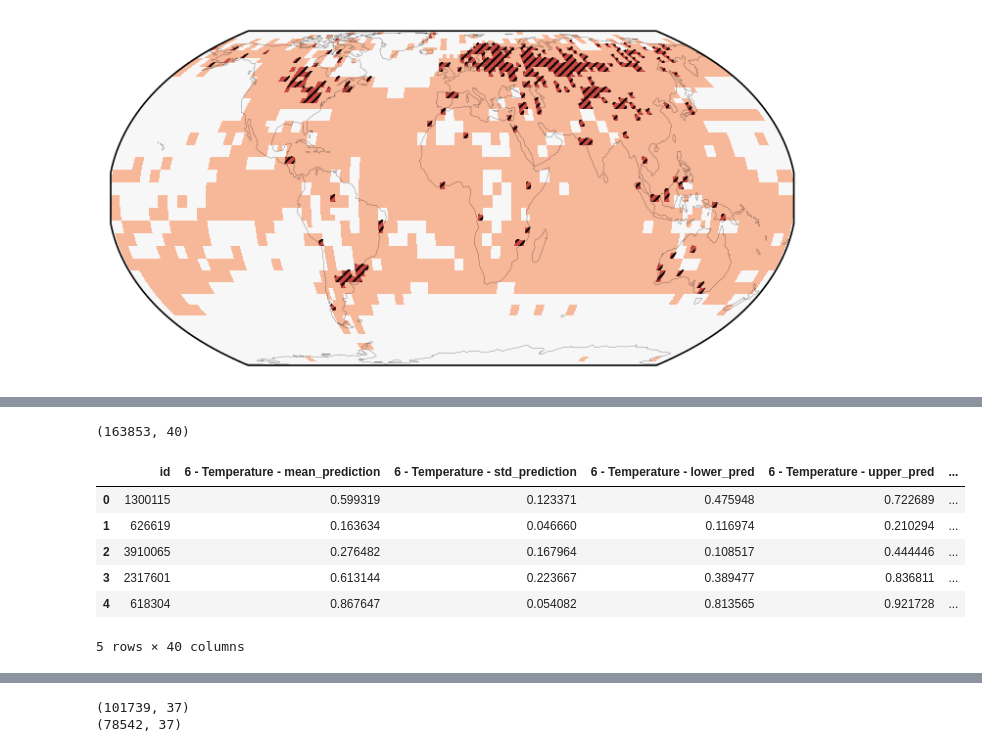
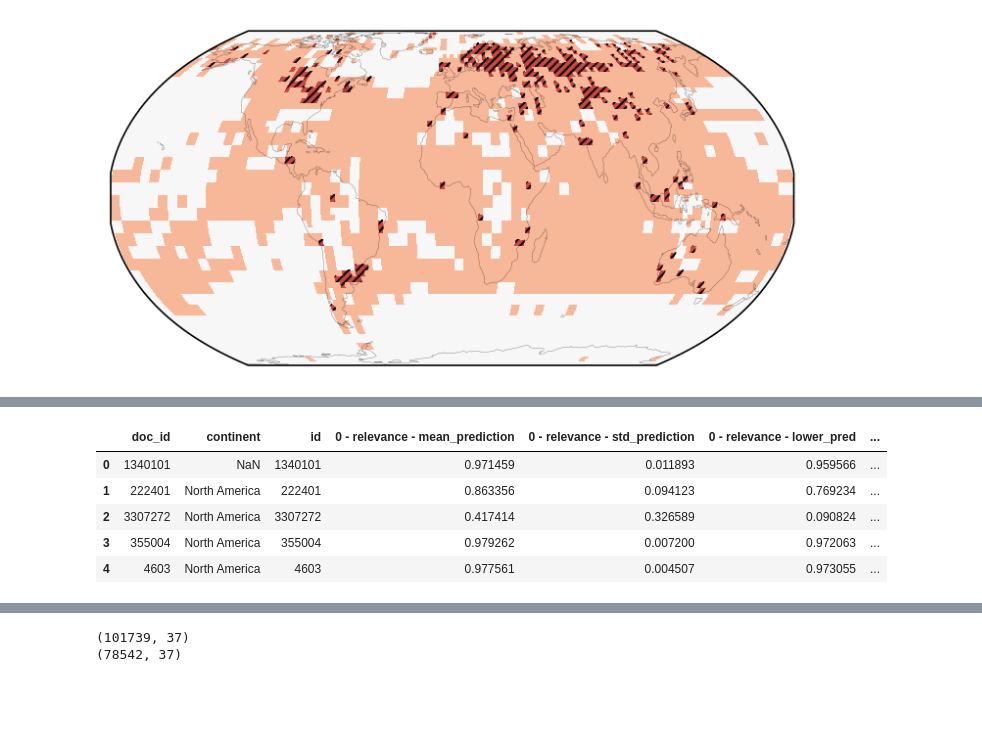
Before and after one commit to mcallaghan/regional-impacts-map, a Jupyter notebook: analysis/5b_figure_2.ipynb, the cells around one changed output, grey strips where cells are left out. Saved outputs shown, nothing was run; the diff lists cells and outputs as text; code cells hidden in the pictures; blank space fills up the shorter version.

```diff
--- a/analysis/5b_figure_2.ipynb
+++ b/analysis/5b_figure_2.ipynb
@@ -1449,23 +1062,10 @@ cmap.N
 # %%
-doc_info = pd.read_csv('../data/0c_doc_info.csv')
-
-impact_df = pd.read_csv('../data/1_impact_predictions.csv')
-driver_df = pd.read_csv('../data/1_driver_predictions.csv')
-predictions = pd.read_csv('../data/1_document_relevance.csv')
-
-study_df = driver_df.merge(impact_df).merge(predictions).merge(doc_info)
-print(study_df.shape)
-
 doc_continents = pd.read_csv('../data/doc_continents.csv').merge(pd.read_csv('../data/1_document_relevance.csv'), left_on="doc_id",right_on="id")
 doc_continents.head()
-
-study_df.head()
 # %% [output]
-(163853, 40)
-|  | id | 6 - Temperature - mean_prediction | 6 - Temperature - std_prediction | 6 - Temperature - lower_pred | 6 - Temperature - upper_pred | ... |
-| 0 | 1300115 | 0.599319 | 0.123371 | 0.475948 | 0.722689 | ... |
-| 1 | 626619 | 0.163634 | 0.046660 | 0.116974 | 0.210294 | ... |
-| 2 | 3910065 | 0.276482 | 0.167964 | 0.108517 | 0.444446 | ... |
-| 3 | 2317601 | 0.613144 | 0.223667 | 0.389477 | 0.836811 | ... |
-| 4 | 618304 | 0.867647 | 0.054082 | 0.813565 | 0.921728 | ... |
+|  | doc_id | continent | id | 0 - relevance - mean_prediction | 0 - relevance - std_prediction | 0 - relevance - lower_pred | ... |
+| 0 | 1340101 | NaN | 1340101 | 0.971459 | 0.011893 | 0.959566 | ... |
+| 1 | 222401 | North America | 222401 | 0.863356 | 0.094123 | 0.769234 | ... |
+| 2 | 3307272 | North America | 3307272 | 0.417414 | 0.326589 | 0.090824 | ... |
+| 3 | 355004 | North America | 355004 | 0.979262 | 0.007200 | 0.972063 | ... |
+| 4 | 4603 | North America | 4603 | 0.977561 | 0.004507 | 0.973055 | ... |
-5 rows × 40 columns
```
Also changed, not shown: parts of 55 cells of this notebook, 29 other files.
